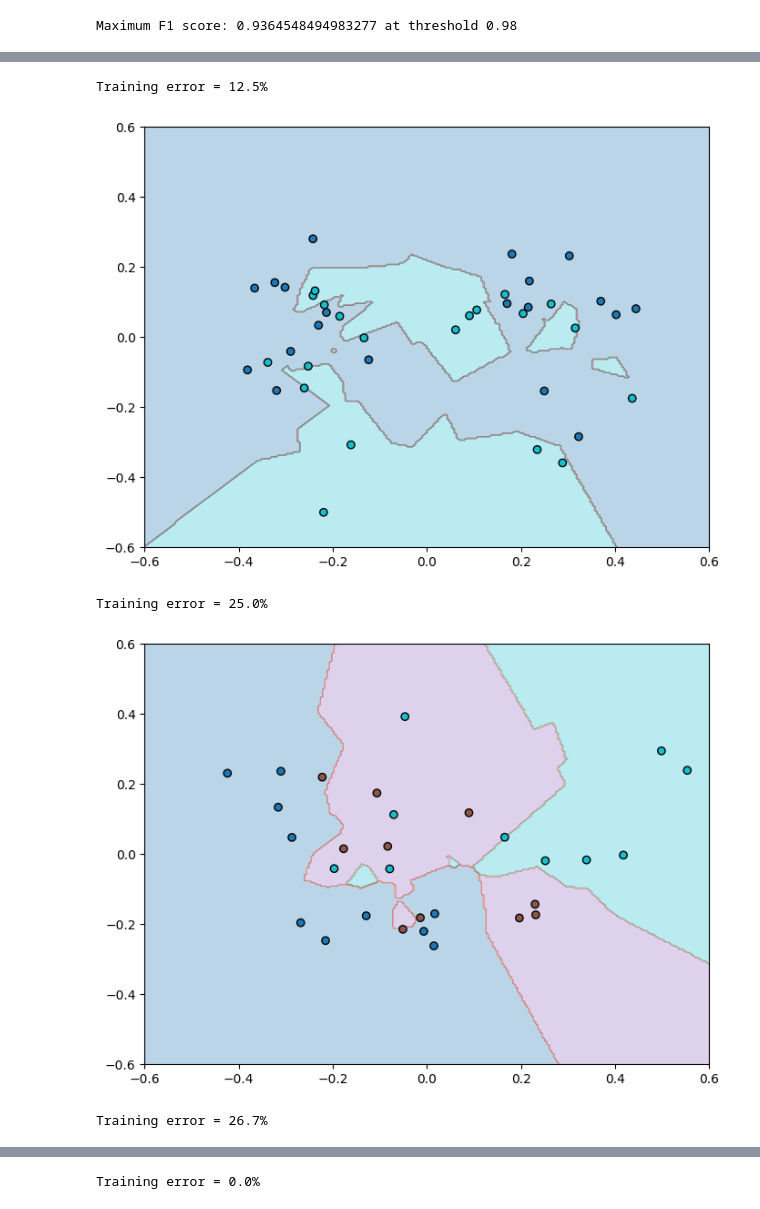
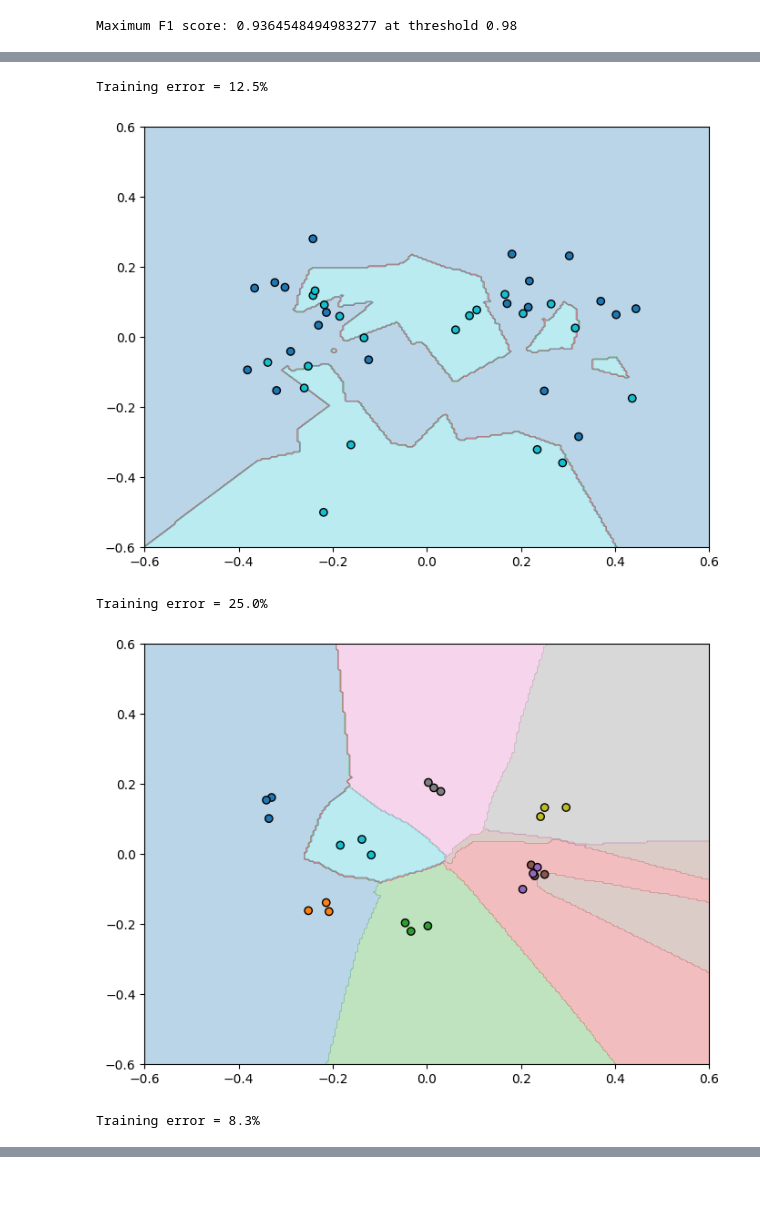
Before and after one commit to carmelgafa/ari5121-project, a Jupyter notebook: VoiceSimilarityAnalysis-code/analysis.ipynb, the cells around one changed output, grey strips where cells are left out. Drawn from its saved outputs; the diff is of its cells as text; code cells hidden in the pictures.

Commit message:
vs -- added cluster analysis results

```diff
--- a/VoiceSimilarityAnalysis-code/analysis.ipynb
+++ b/VoiceSimilarityAnalysis-code/analysis.ipynb
@@ -459,11 +459,11 @@ def prepare_compare_accents(accent_list, df):
 
 
 def prepare_compare_speakers(accent, gender, df):
-    '''samples 5 speakers from the provided accent and provided gender'''
+    '''samples 8 speakers from the provided accent and provided gender'''
 
     accent_sample = []
 
-    accent_sample.append(df[df['Speaker'].str.contains(accent) & df['Speaker'].str.contains(f"-{gender}-")].sample(n=5, random_state=42).copy())
+    accent_sample.append(df[df['Speaker'].str.contains(accent) & df['Speaker'].str.contains(f"-{gender}-")].sample(n=8, random_state=42).copy())
 
     return pd.concat(accent_sample, ignore_index=True)
 
@@ -578,36 +552,36 @@ from sklearn.neighbors import KNeighborsClassifier
 def classifier_fit(X, y, neighbors=2):
 
     clf = KNeighborsClassifier(n_neighbors=neighbors)
     y_encoded = le.fit_transform(y)  # e.g. shl_001 -> 0, ilo_001 -> 1
 
     clf.fit(X, y_encoded)
     plot_surface(clf, X, y_encoded, xlim=(-0.6, 0.6), ylim=(-0.6, 0.6))
 
     y_encoded = le.transform(y)  # Encode y_1 using same label encoder
 
     print("Training error = {:.1f}%".format(100 * zero_one_loss(y_encoded, clf.predict(X))))
 
 
 
 y_2 = result_2['accent']
 X_2 = result_2[['PC1', 'PC2']]
 classifier_fit(X_2, y_2)
 
 X_3 = result_3[['PC1', 'PC2']]
 y_3 = result_3['accent']
 classifier_fit(X_3, y_3)
 
-X_4 = result_4[['PC1', 'PC2']]
-y_4 = result_4['accent']
-classifier_fit(X_4, y_4)
+# X_4 = result_4[['PC1', 'PC2']]
+# y_4 = result_4['accent']
+# classifier_fit(X_4, y_4)
 
 X_5 = result_5[['PC1', 'PC2']]
 y_5 = result_5['speaker']
-classifier_fit(X_5, y_5, neighbors=5)
+classifier_fit(X_5, y_5, neighbors=2)
 # %% [output]
 [figure]
 Training error = 12.5%
 [figure]
 Training error = 25.0%
-[figure, old version]
+[figure, new version]
-Training error = 26.7%
+Training error = 8.3%
@@ -615 +587,0 @@ Training error = 26.7%
-Training error = 0.0%
```
Also changed, not shown: parts of 3 cells of this notebook, 4 other files.
